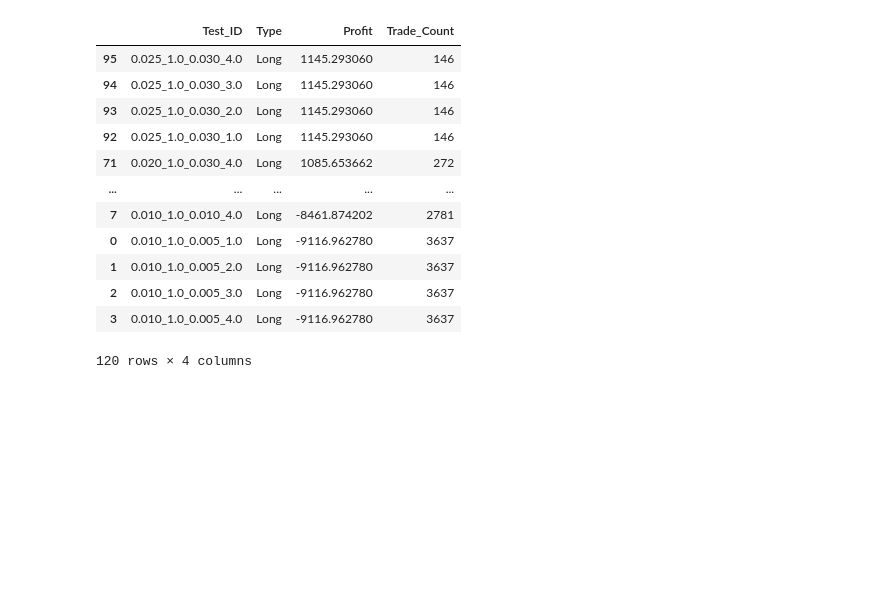
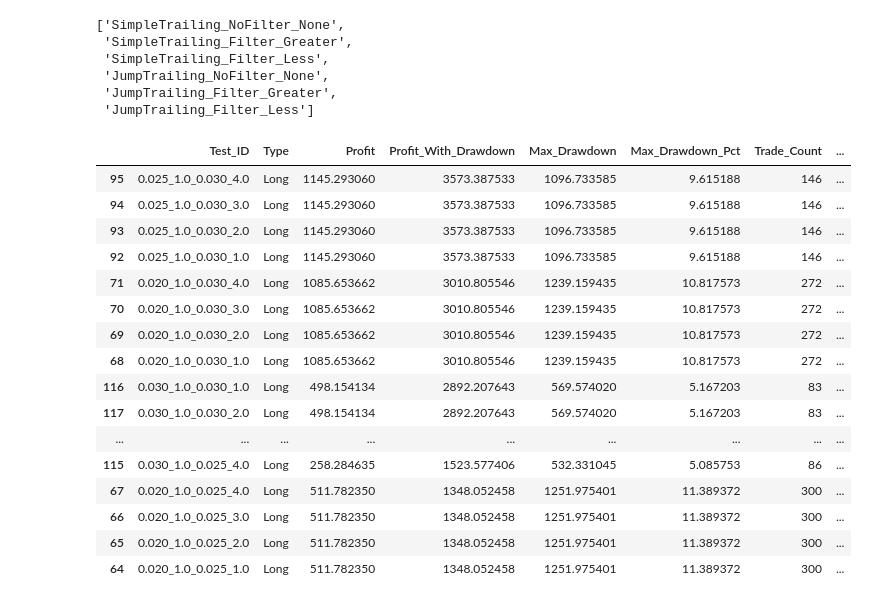
Before and after one commit to FrisDomonkos/MetaTrader_4, a Jupyter notebook: data.ipynb, the cells around one changed output. Cells and saved outputs as stored; diff of their text form; code cells hidden in the pictures; blank space fills up the shorter version.

Commit message:
Most files updated with smaller changes and deleted outdated ones.

```diff
--- a/data.ipynb
+++ b/data.ipynb
@@ -15,11 +15,11 @@ open_df = pd.read_csv(DATA_FOLDER + 'M15/2024-2026/smaller_spike/simple_trailing
 close_df = pd.read_csv(DATA_FOLDER + 'M15/2024-2026/smaller_spike/simple_trailing/closed_trades_test.csv',sep=';')
 S_N_merge_df = merge_open_close(open_df,close_df)
 
-open_df_ = pd.read_csv(DATA_FOLDER + 'M15/2024-2026/smaller_spike/simple_trailing/ADX_ATR_FILTER/ATR_FILTER_GREATERTHAN_VALUE/closed_trades_test.csv',sep=';')
+open_df = pd.read_csv(DATA_FOLDER + 'M15/2024-2026/smaller_spike/simple_trailing/ADX_ATR_FILTER/ATR_FILTER_GREATERTHAN_VALUE/open_trades_test.csv',sep=';')
 close_df = pd.read_csv(DATA_FOLDER + 'M15/2024-2026/smaller_spike/simple_trailing/ADX_ATR_FILTER/ATR_FILTER_GREATERTHAN_VALUE/closed_trades_test.csv',sep=';')
 S_G_merge_df = merge_open_close(open_df,close_df)
 
-open_df_ = pd.read_csv(DATA_FOLDER + 'M15/2024-2026/smaller_spike/simple_trailing/ADX_ATR_FILTER/ATR_FILTER_LESSTHAN_VALUE/open_trades_test.csv',sep=';')
+open_df = pd.read_csv(DATA_FOLDER + 'M15/2024-2026/smaller_spike/simple_trailing/ADX_ATR_FILTER/ATR_FILTER_LESSTHAN_VALUE/open_trades_test.csv',sep=';')
 close_df = pd.read_csv(DATA_FOLDER + 'M15/2024-2026/smaller_spike/simple_trailing/ADX_ATR_FILTER/ATR_FILTER_LESSTHAN_VALUE/closed_trades_test.csv',sep=';')
 S_L_merge_df = merge_open_close(open_df,close_df)
 
@@ -27,11 +27,11 @@ open_df = pd.read_csv(DATA_FOLDER + 'M15/2024-2026/smaller_spike/jump_trailing/o
 close_df = pd.read_csv(DATA_FOLDER + 'M15/2024-2026/smaller_spike/jump_trailing/closed_trades_test.csv',sep=';')
 J_N_merge_df = merge_open_close(open_df,close_df)
 
-open_df_ = pd.read_csv(DATA_FOLDER + 'M15/2024-2026/smaller_spike/jump_trailing/ADX_ATR_FILTER/ATR_FILTER_GREATERTHAN_VALUE/open_trades_test.csv',sep=';')
+open_df = pd.read_csv(DATA_FOLDER + 'M15/2024-2026/smaller_spike/jump_trailing/ADX_ATR_FILTER/ATR_FILTER_GREATERTHAN_VALUE/open_trades_test.csv',sep=';')
 close_df = pd.read_csv(DATA_FOLDER + 'M15/2024-2026/smaller_spike/jump_trailing/ADX_ATR_FILTER/ATR_FILTER_GREATERTHAN_VALUE/closed_trades_test.csv',sep=';')
 J_G_merge_df = merge_open_close(open_df,close_df)
 
-open_df_ = pd.read_csv(DATA_FOLDER + 'M15/2024-2026/smaller_spike/jump_trailing/ADX_ATR_FILTER/ATR_FILTER_LESSTHAN_VALUE/open_trades_test.csv',sep=';')
+open_df = pd.read_csv(DATA_FOLDER + 'M15/2024-2026/smaller_spike/jump_trailing/ADX_ATR_FILTER/ATR_FILTER_LESSTHAN_VALUE/open_trades_test.csv',sep=';')
 close_df = pd.read_csv(DATA_FOLDER + 'M15/2024-2026/smaller_spike/jump_trailing/ADX_ATR_FILTER/ATR_FILTER_LESSTHAN_VALUE/closed_trades_test.csv',sep=';')
 J_L_merge_df = merge_open_close(open_df,close_df)
 
@@ -40,9 +40,27 @@ df_dict = {
     'SimpleTrailing_Filter_Greater':[S_G_merge_df],
     'SimpleTrailing_Filter_Less':[S_L_merge_df],
     'JumpTrailing_NoFilter_None':[J_N_merge_df],
-    'JumpTrailing_Filter_Greaters':[J_G_merge_df],
+    'JumpTrailing_Filter_Greater':[J_G_merge_df],
     'JumpTrailing_Filter_Less':[J_L_merge_df]
     }
 
 for key in df_dict:
-    df_dict[key].append(calc_profit(df_dict[key][0],len(df_dict[key][0])))
+    profit_df = calc_profit(df_dict[key][0],len(df_dict[key][0]))
+    profit_df['Profit_With_Drawdown'] = profit_df['Profit'] * (30 / profit_df['Max_Drawdown_Pct'])
+    df_dict[key].append(profit_df)
+
+'''for key in df_dict:
+    temp_df = df_dict[key][0]
+    Mask = (
+        (temp_df["slow_MA"] > 0.0)
+        &
+        (
+            (temp_df["SAR"] <= 0.0)
+            |
+            (temp_df["fast_MA_prev"] > 0.0)
+        )
+    )
+    df_dict[key].append(calc_profit(temp_df,
+                                    len(temp_df),
+                                    MASK))
+    '''
@@ -49,16 +85,37 @@ for key in df_dict:
+# %%
+['SimpleTrailing_NoFilter_None',
+ 'SimpleTrailing_Filter_Greater',
+ 'SimpleTrailing_Filter_Less',
+ 'JumpTrailing_NoFilter_None',
+ 'JumpTrailing_Filter_Greater',
+ 'JumpTrailing_Filter_Less'
+    ]
+# %% [output]
+['SimpleTrailing_NoFilter_None',
+ 'SimpleTrailing_Filter_Greater',
+ 'SimpleTrailing_Filter_Less',
+ 'JumpTrailing_NoFilter_None',
+ 'JumpTrailing_Filter_Greater',
+ 'JumpTrailing_Filter_Less']
 # %%
-df_dict['SimpleTrailing_NoFilter_None'][1]
+df_dict['SimpleTrailing_NoFilter_None'][1][['Test_ID', 'Type', 'Profit','Profit_With_Drawdown', 'Max_Drawdown', 'Max_Drawdown_Pct',
+       'Trade_Count', 'Winning_Profit', 'Winning_Count', 'Losing_Profit',
+       'Losing_Count']].sort_values(by='Profit_With_Drawdown',ascending=False).head(20)
 # %% [output]
-|  | Test_ID | Type | Profit | Trade_Count |
-| 95 | 0.025_1.0_0.030_4.0 | Long | 1145.293060 | 146 |
-| 94 | 0.025_1.0_0.030_3.0 | Long | 1145.293060 | 146 |
-| 93 | 0.025_1.0_0.030_2.0 | Long | 1145.293060 | 146 |
-| 92 | 0.025_1.0_0.030_1.0 | Long | 1145.293060 | 146 |
-| 71 | 0.020_1.0_0.030_4.0 | Long | 1085.653662 | 272 |
-| ... | ... | ... | ... | ... |
-| 7 | 0.010_1.0_0.010_4.0 | Long | -8461.874202 | 2781 |
-| 0 | 0.010_1.0_0.005_1.0 | Long | -9116.962780 | 3637 |
-| 1 | 0.010_1.0_0.005_2.0 | Long | -9116.962780 | 3637 |
-| 2 | 0.010_1.0_0.005_3.0 | Long | -9116.962780 | 3637 |
-| 3 | 0.010_1.0_0.005_4.0 | Long | -9116.962780 | 3637 |
+|  | Test_ID | Type | Profit | Profit_With_Drawdown | Max_Drawdown | Max_Drawdown_Pct | Trade_Count | ... |
+| 95 | 0.025_1.0_0.030_4.0 | Long | 1145.293060 | 3573.387533 | 1096.733585 | 9.615188 | 146 | ... |
+| 94 | 0.025_1.0_0.030_3.0 | Long | 1145.293060 | 3573.387533 | 1096.733585 | 9.615188 | 146 | ... |
+| 93 | 0.025_1.0_0.030_2.0 | Long | 1145.293060 | 3573.387533 | 1096.733585 | 9.615188 | 146 | ... |
+| 92 | 0.025_1.0_0.030_1.0 | Long | 1145.293060 | 3573.387533 | 1096.733585 | 9.615188 | 146 | ... |
+| 71 | 0.020_1.0_0.030_4.0 | Long | 1085.653662 | 3010.805546 | 1239.159435 | 10.817573 | 272 | ... |
+| 70 | 0.020_1.0_0.030_3.0 | Long | 1085.653662 | 3010.805546 | 1239.159435 | 10.817573 | 272 | ... |
+| 69 | 0.020_1.0_0.030_2.0 | Long | 1085.653662 | 3010.805546 | 1239.159435 | 10.817573 | 272 | ... |
+| 68 | 0.020_1.0_0.030_1.0 | Long | 1085.653662 | 3010.805546 | 1239.159435 | 10.817573 | 272 | ... |
+| 116 | 0.030_1.0_0.030_1.0 | Long | 498.154134 | 2892.207643 | 569.574020 | 5.167203 | 83 | ... |
+| 117 | 0.030_1.0_0.030_2.0 | Long | 498.154134 | 2892.207643 | 569.574020 | 5.167203 | 83 | ... |
+| ... | ... | ... | ... | ... | ... | ... | ... | ... |
+| 115 | 0.030_1.0_0.025_4.0 | Long | 258.284635 | 1523.577406 | 532.331045 | 5.085753 | 86 | ... |
+| 67 | 0.020_1.0_0.025_4.0 | Long | 511.782350 | 1348.052458 | 1251.975401 | 11.389372 | 300 | ... |
+| 66 | 0.020_1.0_0.025_3.0 | Long | 511.782350 | 1348.052458 | 1251.975401 | 11.389372 | 300 | ... |
+| 65 | 0.020_1.0_0.025_2.0 | Long | 511.782350 | 1348.052458 | 1251.975401 | 11.389372 | 300 | ... |
+| 64 | 0.020_1.0_0.025_1.0 | Long | 511.782350 | 1348.052458 | 1251.975401 | 11.389372 | 300 | ... |
-120 rows × 4 columns
```
Also changed, not shown: parts of 8 cells of this notebook, 5 other files.
